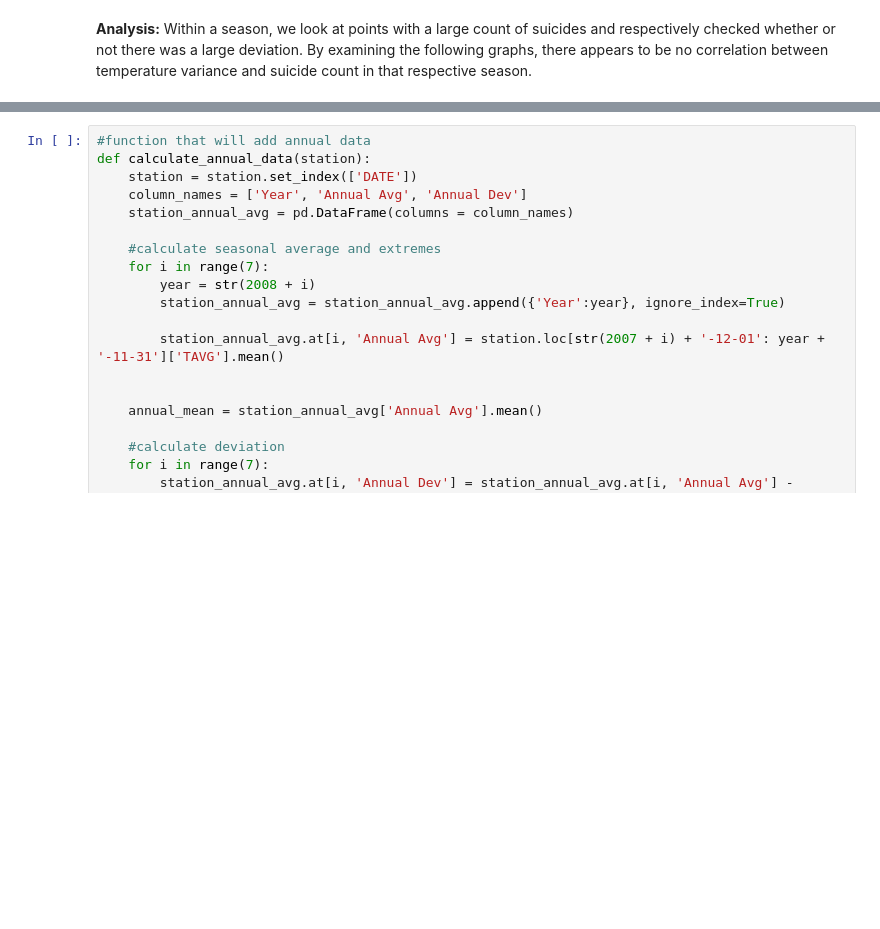
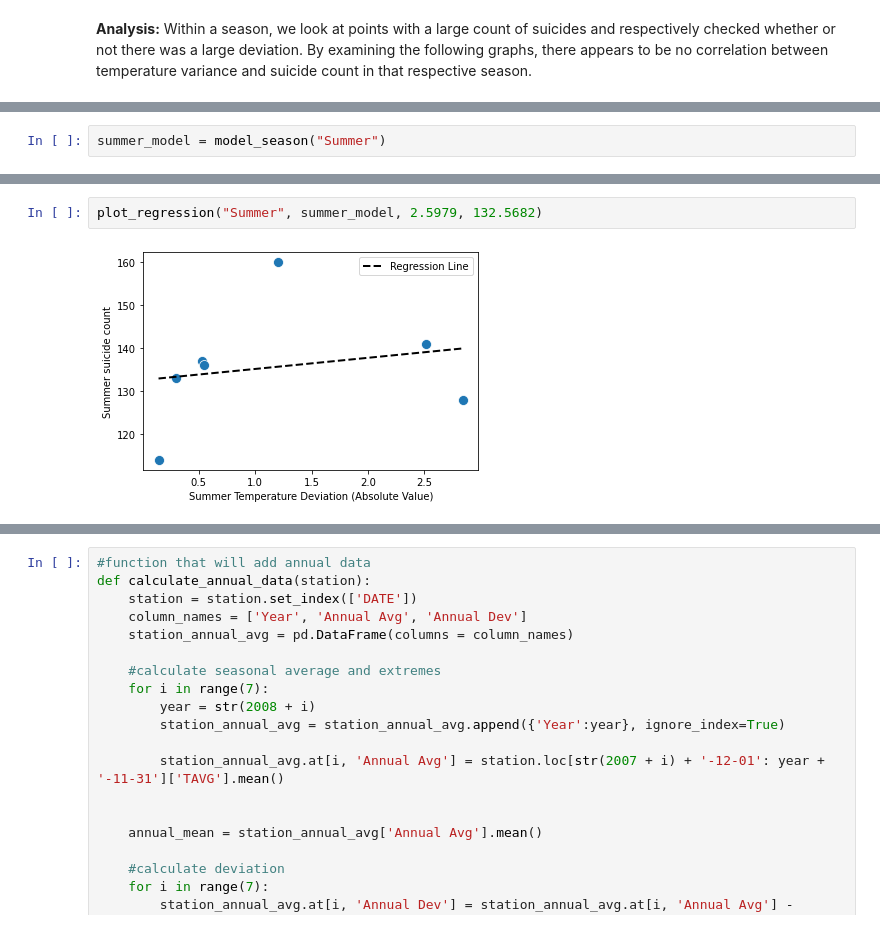
Before and after one commit to kevinlee-2000/Fluctuating-Fahrenheit-Suicide-Risk-, a Jupyter notebook: EDACheckpoint_group021.ipynb, the cells around one changed output, grey strips where cells are left out. Cells and saved outputs as stored; diff of their text form; blank space fills up the shorter version.

```diff
--- a/EDACheckpoint_group021.ipynb
+++ b/EDACheckpoint_group021.ipynb
@@ -335,0 +428,2 @@ sns.lmplot(x='Year', y='Fall count of suicides (Total)', hue='Fall (DEV)', data=
+# %%
+summer_model = model_season("Summer")
@@ -335,0 +529,4 @@ sns.lmplot(x='Year', y='Fall count of suicides (Total)', hue='Fall (DEV)', data=
+# %%
+plot_regression("Summer", summer_model, 2.5979, 132.5682)
+# %% [output]
+[figure, added]
```
Also changed, not shown: parts of 42 cells of this notebook.
